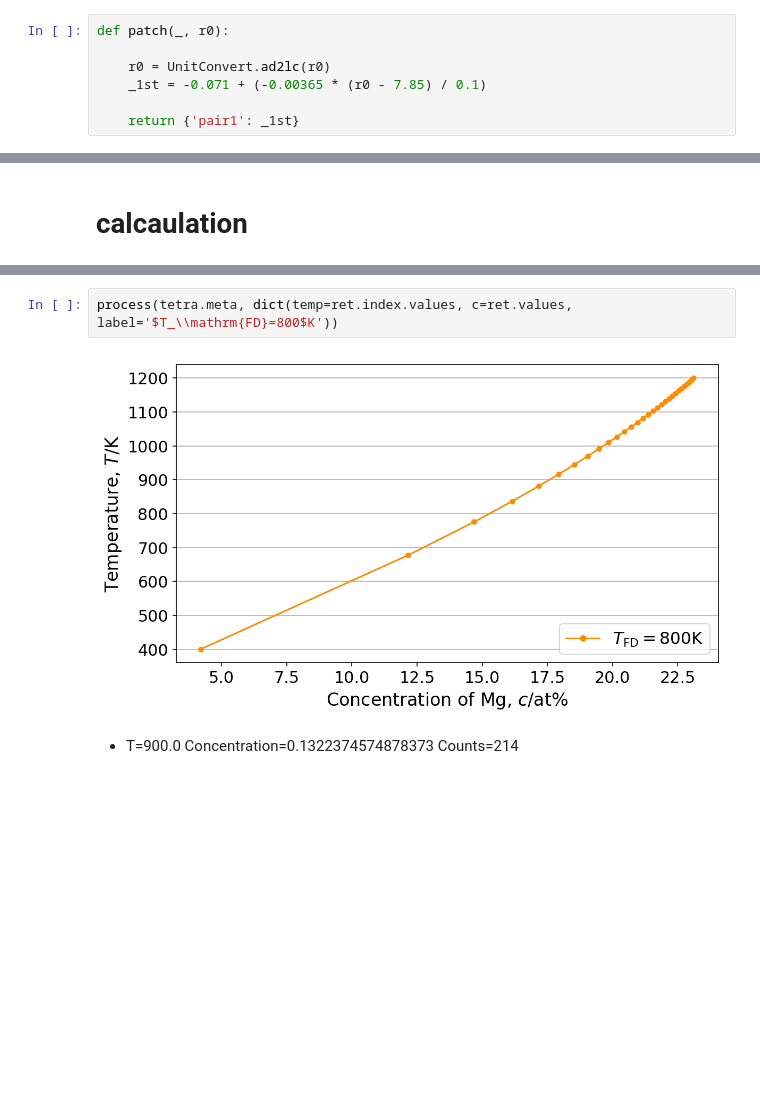
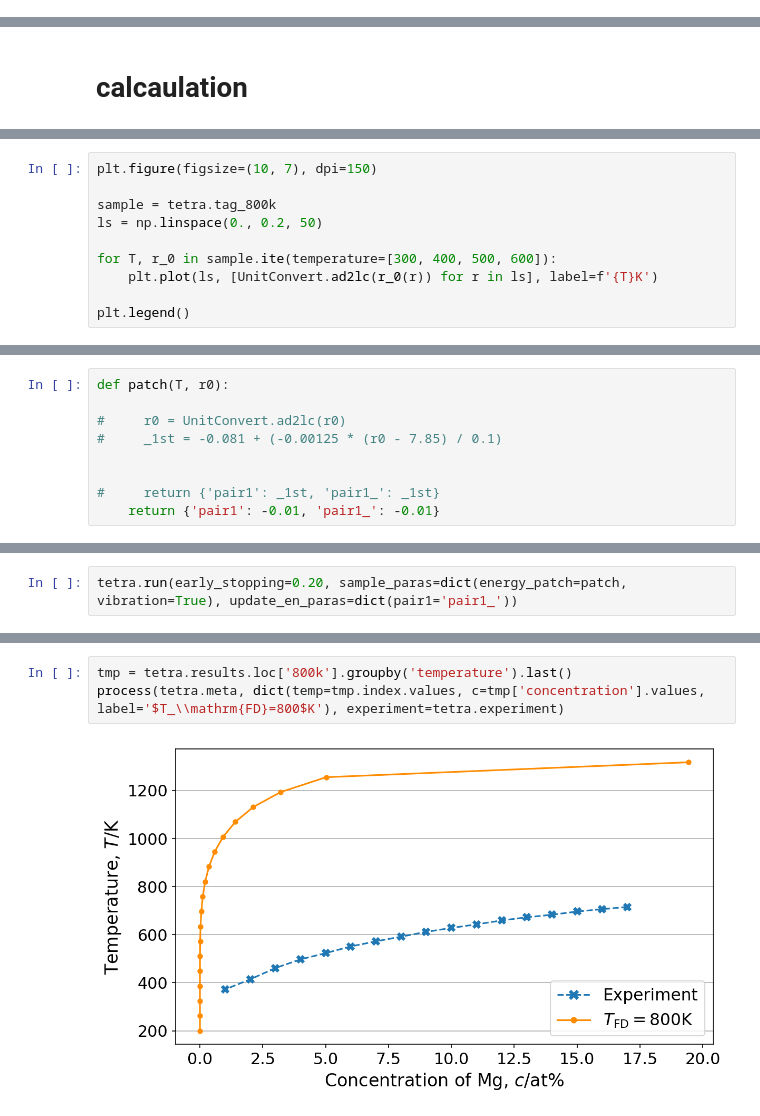
Before and after one commit to TsumiNa/CVM, a Jupyter notebook: samples/tetrahedron.ipynb, the cells around one changed output, grey strips where cells are left out. Cells and saved outputs as stored; diff of their text form; blank space fills up the shorter version.

```diff
--- a/samples/tetrahedron.ipynb
+++ b/samples/tetrahedron.ipynb
@@ -35,10 +99,3 @@ sample = tetra.tag_800k
-# %%
-def patch(_, r0):
-
-    r0 = UnitConvert.ad2lc(r0)
-    _1st = -0.071 + (-0.00365 * (r0 - 7.85) / 0.1)
-
-    return {'pair1': _1st}
 # %% [raw]
 from collections import defaultdict
 
@@ -91,0 +136,10 @@ T=1200.000 Concentration=50.0000% Counts=44
+# %%
+plt.figure(figsize=(10, 7), dpi=150)
+
+sample = tetra.tag_800k
+ls = np.linspace(0., 0.2, 50)
+
+for T, r_0 in sample.ite(temperature=[300, 400, 500, 600]):
+    plt.plot(ls, [UnitConvert.ad2lc(r_0(r)) for r in ls], label=f'{T}K')
+
+plt.legend()
@@ -91,0 +273,9 @@ T=1200.000 Concentration=50.0000% Counts=44
+# %%
+def patch(T, r0):
+
+#     r0 = UnitConvert.ad2lc(r0)
+#     _1st = -0.081 + (-0.00125 * (r0 - 7.85) / 0.1)
+
+
+#     return {'pair1': _1st, 'pair1_': _1st}
+    return {'pair1': -0.01, 'pair1_': -0.01}
@@ -91,0 +317,2 @@ T=1200.000 Concentration=50.0000% Counts=44
+# %%
+tetra.run(early_stopping=0.20, sample_paras=dict(energy_patch=patch, vibration=True), update_en_paras=dict(pair1='pair1_'))
@@ -165,6 +367,5 @@ def process(meta, *results, experiment=None):
 # %%
-process(tetra.meta, dict(temp=ret.index.values, c=ret.values, label='$T_\\mathrm{FD}=800$K'))
+tmp = tetra.results.loc['800k'].groupby('temperature').last()
+process(tetra.meta, dict(temp=tmp.index.values, c=tmp['concentration'].values, label='$T_\\mathrm{FD}=800$K'), experiment=tetra.experiment)
 # %% [output]
-[figure, old version]
+[figure, new version]
-# %% [markdown]
-* T=900.0 Concentration=0.1322374574878373 Counts=214
```
Also changed, not shown: parts of 30 cells of this notebook, 17 other files.
